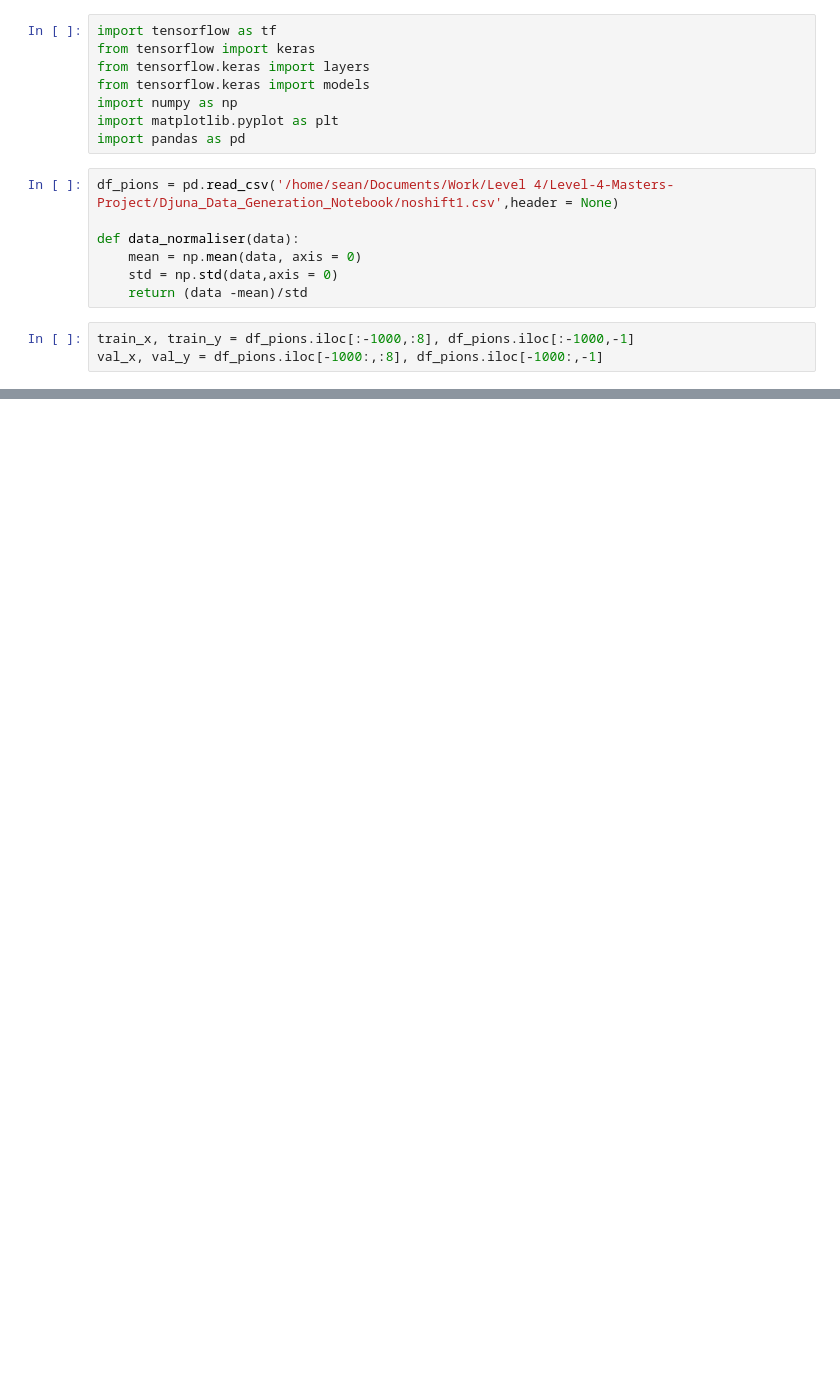
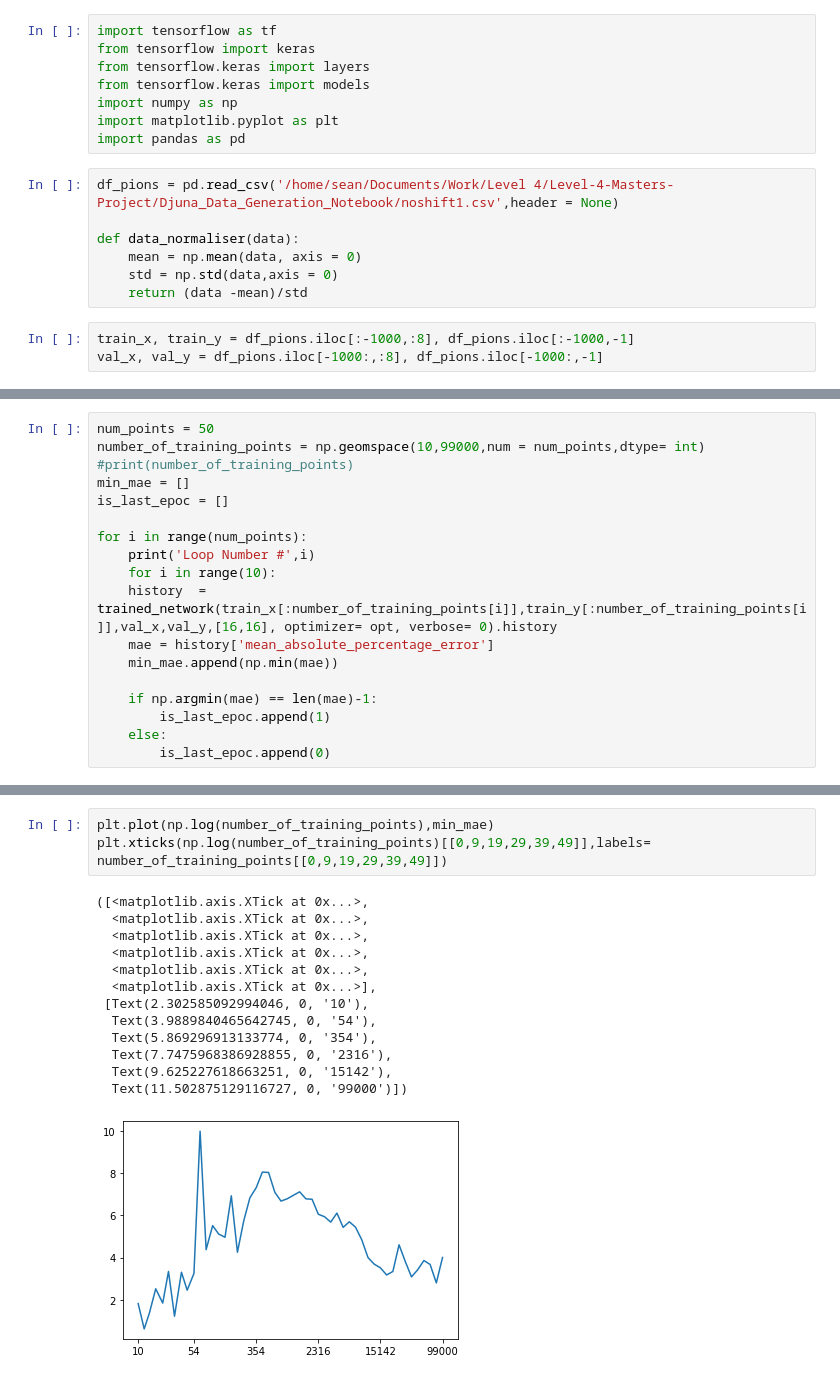
Before and after one commit to seancraven/Level-4-Masters-Project, a Jupyter notebook: Djuna_Data_Generation_Notebook/SU(3)_single_pi_network_notebook.ipynb, the cells around one changed output, grey strips where cells are left out. Saved outputs shown, nothing was run; the diff lists cells and outputs as text; blank space fills up the shorter version.

```diff
--- a/Djuna_Data_Generation_Notebook/SU(3)_single_pi_network_notebook.ipynb
+++ b/Djuna_Data_Generation_Notebook/SU(3)_single_pi_network_notebook.ipynb
@@ -81,0 +100,18 @@ plt.plot(range(1,101),inital_test['mean_absolute_percentage_error'])
+# %%
+num_points = 50
+number_of_training_points = np.geomspace(10,99000,num = num_points,dtype= int)
+#print(number_of_training_points)
+min_mae = []
+is_last_epoc = []
+
+for i in range(num_points):
+    print('Loop Number #',i)
+    for i in range(10):
+    history  =  trained_network(train_x[:number_of_training_points[i]],train_y[:number_of_training_points[i]],val_x,val_y,[16,16], optimizer= opt, verbose= 0).history
+    mae = history['mean_absolute_percentage_error']
+    min_mae.append(np.min(mae))
+
+    if np.argmin(mae) == len(mae)-1:
+        is_last_epoc.append(1)
+    else:
+        is_last_epoc.append(0)
@@ -81,0 +136,17 @@ plt.plot(range(1,101),inital_test['mean_absolute_percentage_error'])
+# %%
+plt.plot(np.log(number_of_training_points),min_mae)
+plt.xticks(np.log(number_of_training_points)[[0,9,19,29,39,49]],labels= number_of_training_points[[0,9,19,29,39,49]])
+# %% [output]
+([<matplotlib.axis.XTick at 0x...>,
+  <matplotlib.axis.XTick at 0x...>,
+  <matplotlib.axis.XTick at 0x...>,
+  <matplotlib.axis.XTick at 0x...>,
+  <matplotlib.axis.XTick at 0x...>,
+  <matplotlib.axis.XTick at 0x...>],
+ [Text(2.302585092994046, 0, '10'),
+  Text(3.9889840465642745, 0, '54'),
+  Text(5.869296913133774, 0, '354'),
+  Text(7.7475968386928855, 0, '2316'),
+  Text(9.625227618663251, 0, '15142'),
+  Text(11.502875129116727, 0, '99000')])
+[figure, added]
```
Also changed, not shown: parts of 7 cells of this notebook.
